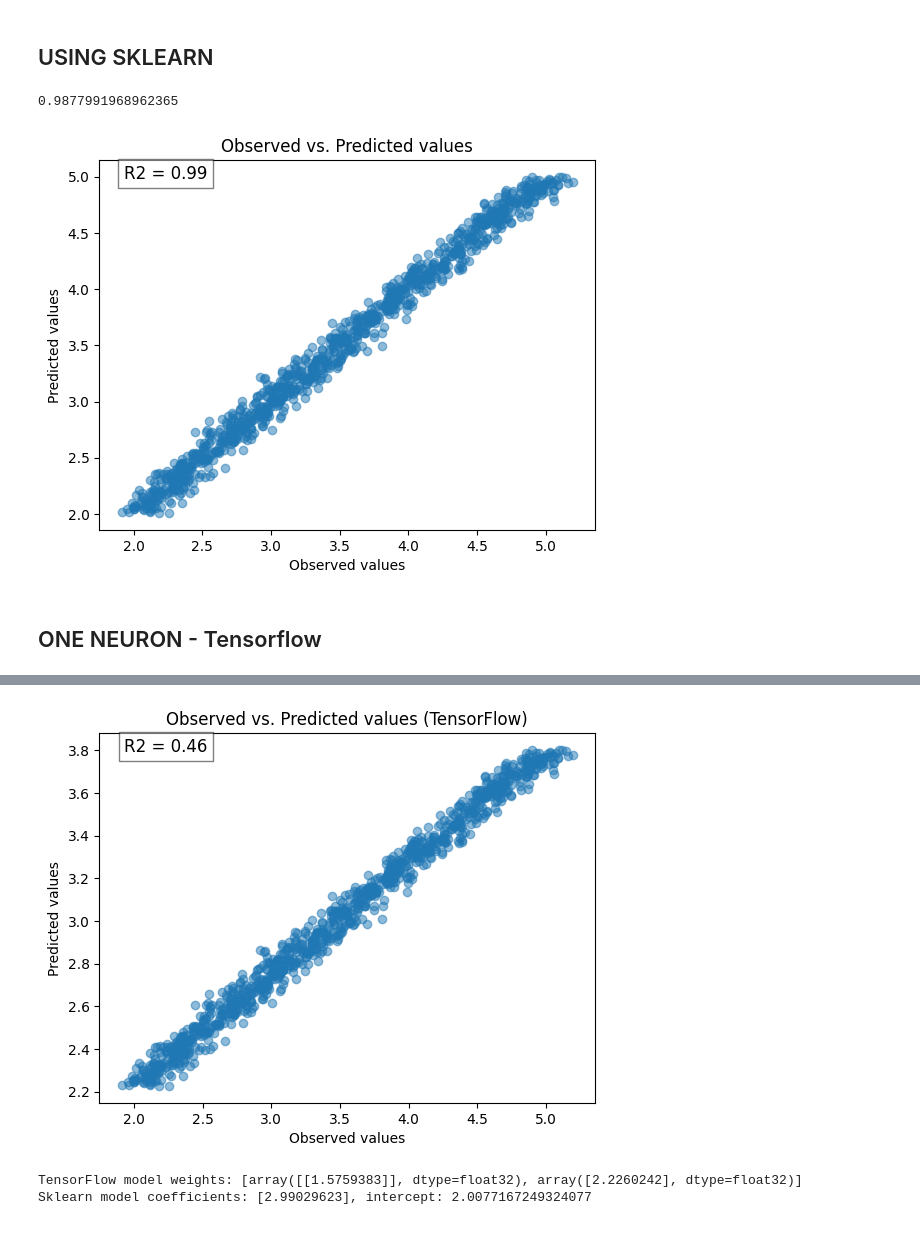
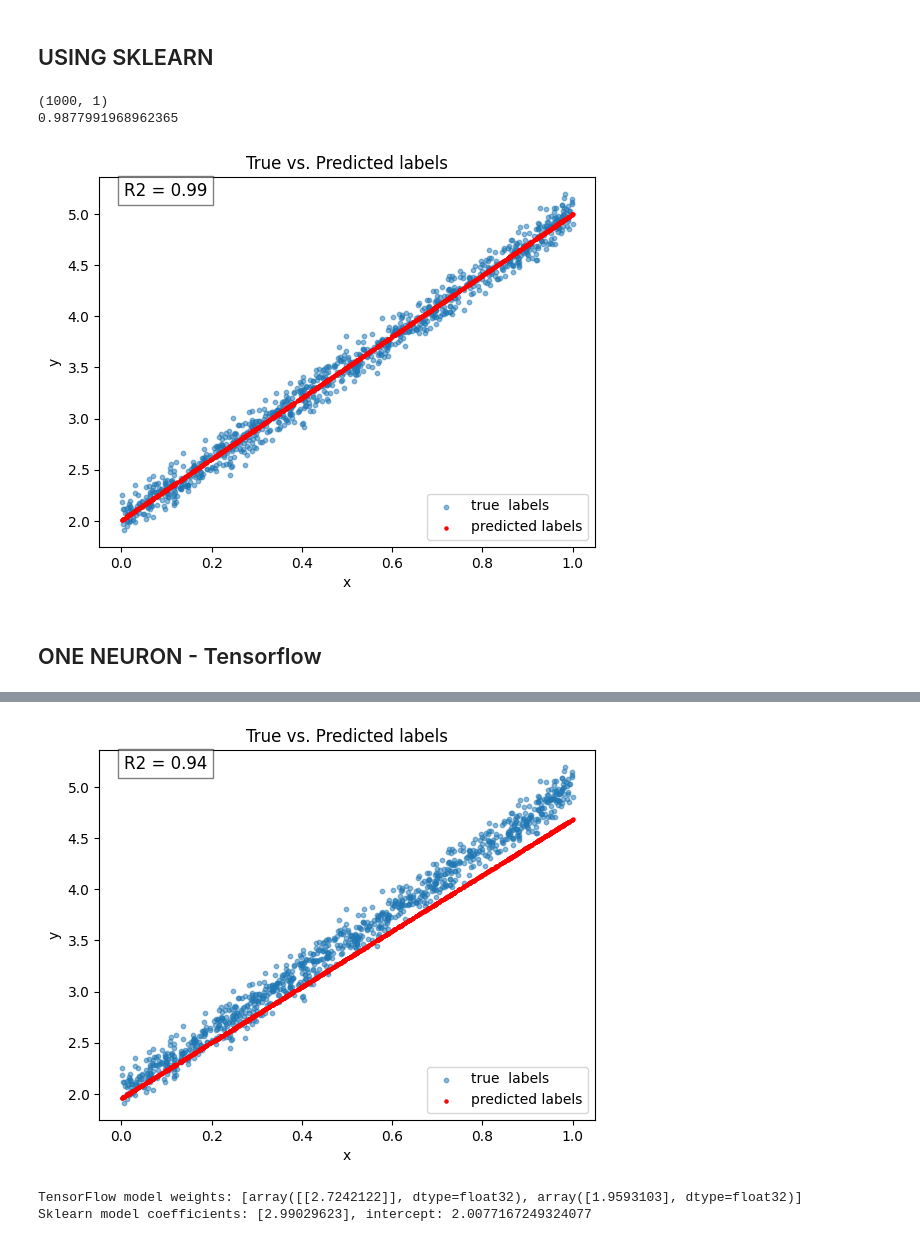
Before and after one commit to kkipngenokoech/ADL, a Jupyter notebook: HW1/ADL.ipynb, the cells around one changed output, grey strips where cells are left out. Saved outputs shown, nothing was run; the diff lists cells and outputs as text; code cells hidden in the pictures.

```diff
--- a/HW1/ADL.ipynb
+++ b/HW1/ADL.ipynb
@@ -51,6 +39,7 @@ Minimum y: 1.9124125637166642
 # %%
 # Linear regression
 x_reshaped = x.reshape(-1, 1)
+print(x_reshaped.shape)
 model = LinearRegression()
 model.fit(x_reshaped, y)
 y_pred = model.predict(x_reshaped)
@@ -59,32 +48,42 @@ print(model.score(x_reshaped, y))
 
 
 # Plot observed vs. predicted values
-plt.scatter(y, y_pred, alpha=0.5)
-plt.xlabel('Observed values')
-plt.ylabel('Predicted values')
-plt.title('Observed vs. Predicted values')
+plt.scatter(x_reshaped, y,s = 10,alpha=0.5, label='true  labels')
+plt.scatter(x_reshaped, y_pred,s = 5, color='red', label='predicted labels')
+plt.xlabel('x')
+plt.ylabel('y')
+plt.title('True vs. Predicted labels')
 plt.annotate(f'R2 = {r2:.2f}', xy=(0.05, 0.95), xycoords='axes fraction', fontsize=12, bbox=dict(facecolor='white', alpha=0.5))
+plt.legend()
 plt.show()
 # %% [output]
+(1000, 1)
 0.9877991968962365
-[figure, old version]
+[figure, new version]
 # %% [markdown]
 ## ONE NEURON - Tensorflow
 # %%
 # TensorFlow
 tfmodel = tf.keras.Sequential([tf.keras.layers.Dense(1, input_shape=(1,))])
 tfmodel.compile(optimizer='adam', loss='mean_squared_error')
-tfmodel.fit(x_reshaped, y, epochs=100, verbose=0)
+tfmodel.fit(x_reshaped, y, epochs=100, verbose=1)
 tfy_pred = tfmodel.predict(x_reshaped).flatten()
 tfr2 = r2_score(y, tfy_pred)
 
+
+
+
 # Plot observed vs. predicted values
-plt.scatter(y, tfy_pred, alpha=0.5)
-plt.xlabel('Observed values')
-plt.ylabel('Predicted values')
-plt.title('Observed vs. Predicted values (TensorFlow)')
+plt.scatter(x_reshaped, y,s = 10,alpha=0.5, label='true  labels')
+plt.scatter(x_reshaped, tfy_pred,s = 5, color='red', label='predicted labels')
+plt.xlabel('x')
+plt.ylabel('y')
+plt.title('True vs. Predicted labels')
 plt.annotate(f'R2 = {tfr2:.2f}', xy=(0.05, 0.95), xycoords='axes fraction', fontsize=12, bbox=dict(facecolor='white', alpha=0.5))
+plt.legend()
 plt.show()
+
+
 
 # Compare coefficients
 weights_tf = tfmodel.layers[0].get_weights()
@@ -95,3 +111,3 @@ print(f'Sklearn model coefficients: {model.coef_}, intercept: {model.intercept_}
-[figure, old version]
+[figure, new version]
-TensorFlow model weights: [array([[1.5759383]], dtype=float32), array([2.2260242], dtype=float32)]
-Sklearn model coefficients: [2.99029623], intercept: 2.0077167249324077
+TensorFlow model weights: [array([[2.7242122]], dtype=float32), array([1.9593103], dtype=float32)]
+Sklearn model coefficients: [2.99029623], intercept: 2.0077167249324077
```
Also changed, not shown: parts of 2 cells of this notebook.
